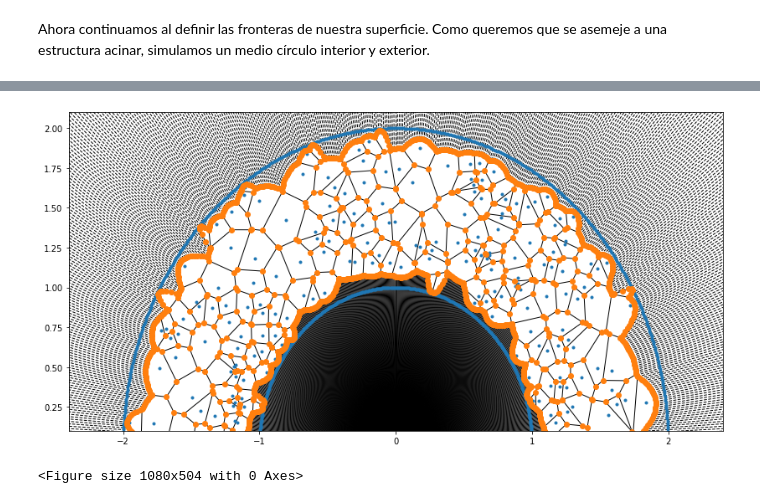
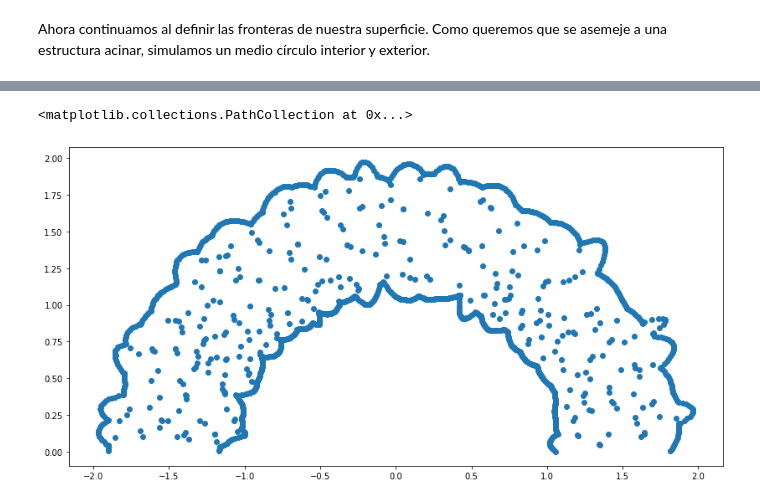
Before and after one commit to joshbrx/biomath_model, a Jupyter notebook: Voronoi.ipynb, the cells around one changed output, grey strips where cells are left out. Cells and saved outputs as stored; diff of their text form; code cells hidden in the pictures.

Commit message:
Se extrajeron los vértices del diagrama

```diff
--- a/Voronoi.ipynb
+++ b/Voronoi.ipynb
@@ -126,12 +99,12 @@ plt.show()
-# %%
-total = np.concatenate((pts, pts_rand))
-vor = Voronoi(total)
-
-
-voronoi_plot_2d(vor)
-plt.ylim([0.1,2.1])
-plt.figure(figsize=(15,7))
-plt.show()
-# %% [output]
-[figure, removed]
-<Figure size 1080x504 with 0 Axes>
+# %%
+vor_vertices = vor_vertices[np.where(vor_vertices[:,1] >= 0)]
+vor_vertices = vor_vertices[np.where(np.sqrt(vor_vertices[:,1]**2+vor_vertices[:,0]**2) >=r[0])]
+vor_vertices = vor_vertices[np.where(np.sqrt(vor_vertices[:,1]**2+vor_vertices[:,0]**2) <=r[1])]
+hull = ConvexHull(vor_vertices)
+plt.scatter(vor_vertices[:,0], vor_vertices[:,1])
+# vor_vertices
+# print(len(vor_vertices))
+# print(len(np.where(vor_vertices[:,1] <= 0)[0]))
+# %% [output]
+<matplotlib.collections.PathCollection at 0x...>
+[figure, added]
```
Also changed, not shown: parts of 10 cells of this notebook.
